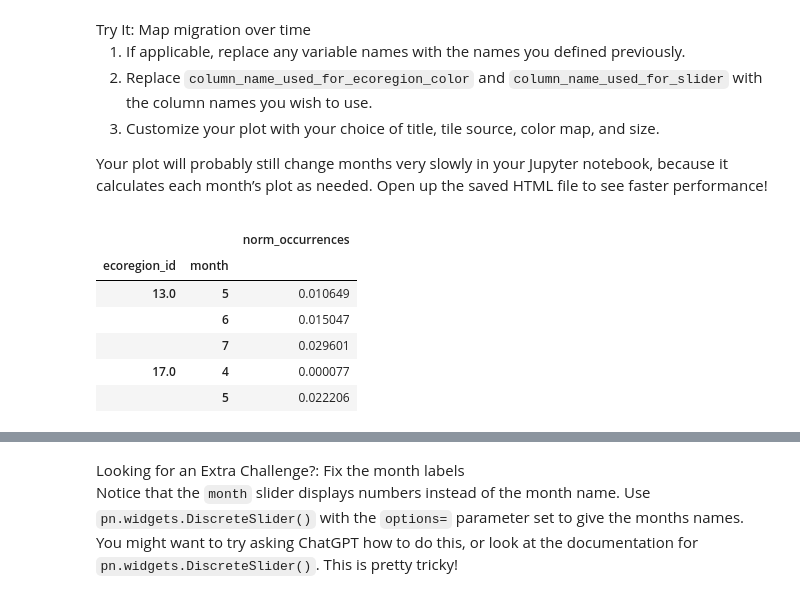
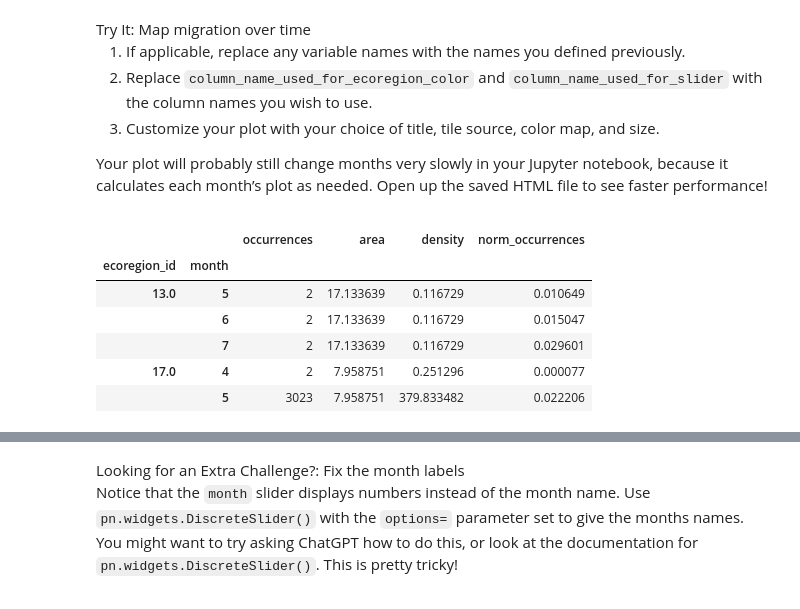
Before and after one commit to nym-veach/final-project-nym-veach, a Jupyter notebook: notebooks/migration-33-plot.ipynb, the cells around one changed output, grey strips where cells are left out. Saved outputs shown, nothing was run; the diff lists cells and outputs as text; code cells hidden in the pictures.

Commit message:
finished map and added months

```diff
--- a/notebooks/migration-33-plot.ipynb
+++ b/notebooks/migration-33-plot.ipynb
@@ -84,15 +87,15 @@ Open up the saved HTML file to see faster performance!</p>
 </div></div></div>
 # %%
 # View first few rows of data from occurance dataframe
-occurrence_df[['norm_occurrences']].head()
+occurrence_df.head()
 # %% [output]
-|  |  | norm_occurrences |
-| ecoregion_id | month |  |
-| 13.0 | 5 | 0.010649 |
-|  | 6 | 0.015047 |
-|  | 7 | 0.029601 |
-| 17.0 | 4 | 0.000077 |
-|  | 5 | 0.022206 |
+|  |  | occurrences | area | density | norm_occurrences |
+| ecoregion_id | month |  |  |  |  |
+| 13.0 | 5 | 2 | 17.133639 | 0.116729 | 0.010649 |
+|  | 6 | 2 | 17.133639 | 0.116729 | 0.015047 |
+|  | 7 | 2 | 17.133639 | 0.116729 | 0.029601 |
+| 17.0 | 4 | 2 | 7.958751 | 0.251296 | 0.000077 |
+|  | 5 | 3023 | 7.958751 | 379.833482 | 0.022206 |
 # %%
 # Join the occurrences with the plotting GeoDataFrame
 occurrence_gdf = eco_gdf.join(occurrence_df[['norm_occurrences']])
```
Also changed, not shown: parts of 2 cells of this notebook, 1 other file.
